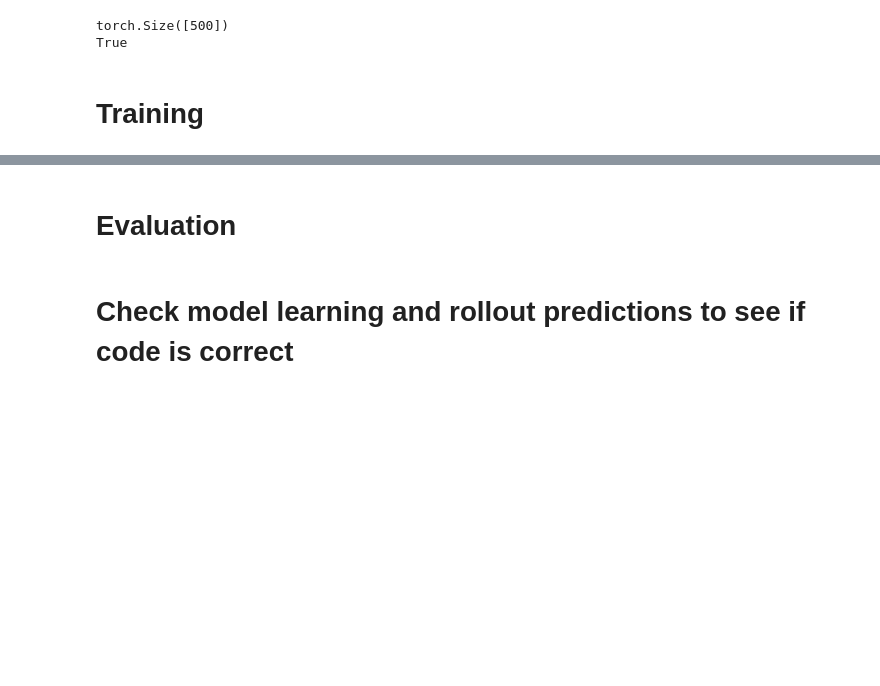
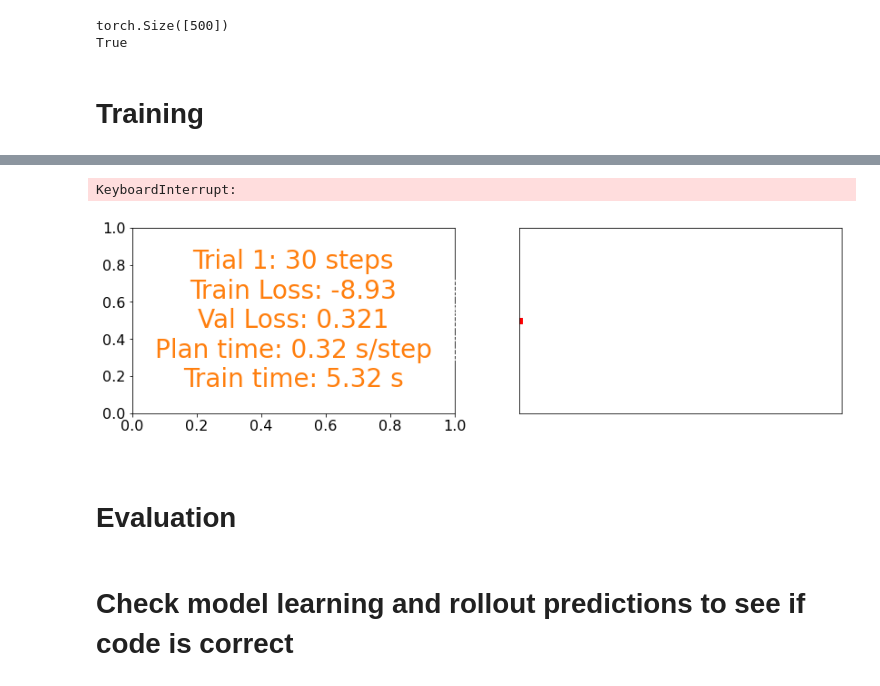
Before and after one commit to maxyang27896/mbrl-lib, a Jupyter notebook: notebooks/object_pushing_pets_example.ipynb, the cells around one changed output, grey strips where cells are left out. Drawn from its saved outputs; the diff is of its cells as text; code cells hidden in the pictures; blank space fills up the shorter version.

```diff
--- a/notebooks/object_pushing_pets_example.ipynb
+++ b/notebooks/object_pushing_pets_example.ipynb
@@ -229,7 +235,7 @@ OneDTransitionRewardModel(
   )
 )
 # %%
-optimizer_type = "cem"
+optimizer_type = "mppi"
 
 if optimizer_type == "cem":
     optimizer_cfg = {
@@ -596,6 +669,13 @@ def get_pos_dist(pos_dist_vector):
 
     # obj to goal distance
     return torch.linalg.norm(pos_dist_vector, axis=1)
+
+def get_pos_diff(pos_1, pos_2):
+    """
+    Compute the L2 distance
+    """
+    dist = torch.linalg.norm(pos_1 - pos_2, axis=1)
+    return dist
 
 def orn_obj_dist_to_goal_rpy(cur_obj_rpy_workframe):
     cur_obj_orn_workframe = euler_to_quaternion(cur_obj_rpy_workframe)
@@ -748,6 +828,22 @@ def reward(act: torch.Tensor, next_obs: torch.Tensor) -> torch.Tensor:
         obj_goal_orn_dist = orn_obj_dist_to_goal_orn(cur_obj_orn_workframe)
         tip_obj_orn_dist = get_orn_dist(cur_obj_orn_workframe, tcp_orn_workframe)
 
+
+    elif env.observation_mode == 'tactile_pose_relative_data':
+
+        if env.planar_states == True:
+
+            obj_goal_pos_dist = get_pos_diff(next_obs[:, 4:6], model_env.goal_obs_batch[:, 4:6])
+            obj_goal_orn_dist = get_orn_dist(next_obs[:, 6:8], model_env.goal_obs_batch[:, 6:8])
+            tip_obj_orn_dist = get_orn_dist(next_obs[:, 2:4], model_env.goal_obs_batch[:, 2:4])
+
+            # print(obj_goal_pos_dist)
+            # print(obj_goal_orn_dist)
+            # print(tip_obj_orn_dist)
+
+        else:
+            NotImplemented
+
     else:
         # tcp_pos_workframe = next_obs[:, 0:3]
         tcp_rpy_workframe = next_obs[:, 3:6]
@@ -776,7 +872,7 @@ def reward(act: torch.Tensor, next_obs: torch.Tensor) -> torch.Tensor:
 # Create observation and goal batch
 batch_size = 2
 obs = env.reset()
-for i in range(1):
+for i in range(100):
     obs, _, done, _ = env.step(env.action_space.sample())
 obs = torch.tensor(obs).to(torch.float32).to(device)
 model_env.reset_batch_goals(batch_size)
@@ -786,6 +882,9 @@ goal_pos_workframe_batch = model_env.goal_pos_workframe_batch
 goal_orn_workframe_batch = model_env.goal_orn_workframe_batch
 
 print(env.dense_reward())
+# print(env.xy_obj_dist_to_goal())
+# print(env.orn_obj_dist_to_goal())
+# print(env.orn_tcp_dist_to_obj())
 print(reward(_, obs_batch))
 print(model_env.reward(_, obs_batch))
 # %% [output]
@@ -1130,9 +1233,10 @@ for trial in range(num_trials):
     # update_axes(axs, env.render(mode="rgb_array"), ax_text, trial, steps_trial, plan_time, train_time,
     #     all_rewards, goal_reached, train_losses[-1], val_scores[-1])
 
-    tcp_pos_workframe, tcp_orn_workframe, cur_obj_pos_workframe, cur_obj_orn_workframe = get_states_from_obs(obs)
-    cur_obj_rpy_workframe = env._pb.getEulerFromQuaternion(cur_obj_orn_workframe)
-    tcp_rpy_workframe = env._pb.getEulerFromQuaternion(tcp_orn_workframe)
+    (tcp_pos_workframe,
+    tcp_rpy_workframe,
+    cur_obj_pos_workframe,
+    cur_obj_rpy_workframe) = env.get_obs_workframe()
     training_result.append(np.hstack([trial,
                                     steps_trial,
                                     trial_pb_steps,
@@ -1190,9 +1294,11 @@ for trial in range(num_trials):
         steps_trial += 1
 
         # Save data for plotting training performance
-        tcp_pos_workframe, tcp_orn_workframe, cur_obj_pos_workframe, cur_obj_orn_workframe = get_states_from_obs(obs)
-        cur_obj_rpy_workframe = env._pb.getEulerFromQuaternion(cur_obj_orn_workframe)
-        tcp_rpy_workframe = env._pb.getEulerFromQuaternion(tcp_orn_workframe)
+
+        (tcp_pos_workframe,
+        tcp_rpy_workframe,
+        cur_obj_pos_workframe,
+        cur_obj_rpy_workframe) = env.get_obs_workframe()
         training_result.append(np.hstack([trial,
                                         steps_trial,
                                         trial_pb_steps * env._sim_time_step,
@@ -1211,33 +1317,36 @@ for trial in range(num_trials):
             render_img = cv2.cvtColor(render_img, cv2.COLOR_BGR2RGB)
             out.write(render_img)
 
         if steps_trial == trial_length:
             break
 
     all_rewards.append(trial_reward)
     total_steps.append(steps_trial + total_steps[-1])
 
     # save goal reached data during training
     if env.single_goal_reached:
         goal_reached.append(trial_reward)
     else:
         goal_reached.append(0)
 
     # release video at every n trials
     if record_video and (trial+1) % record_video_frequency == 0:
         out.release()
 
 update_axes_text(axs, trial, steps_trial, plan_time, train_time,
     all_rewards, goal_reached, train_losses[-1], val_scores[-1], force_update=True)
 # update_axes(axs, env.render(mode="rgb_array"), ax_text, trial, steps_trial, plan_time, train_time,
 #     all_rewards, goal_reached, train_losses[-1], val_scores[-1], force_update=True)
 
 # Plot results
 fig, ax = plt.subplots(figsize=(12, 6))
 ax.plot(total_steps[1:], all_rewards[1:], 'bs-', total_steps[1:], goal_reached[1:], 'rs')
 ax.set_xlabel("Samples")
 ax.set_ylabel("Trial reward")
 fig.savefig(os.path.join(work_dir, "output.png"))
+# %% [output]
+KeyboardInterrupt:
+[figure, added]
 # %%
 def plot_and_save_push_plots(df, trials, directory):
     loss_contact = False
```
Also changed, not shown: parts of 12 cells of this notebook, 4 other files.
